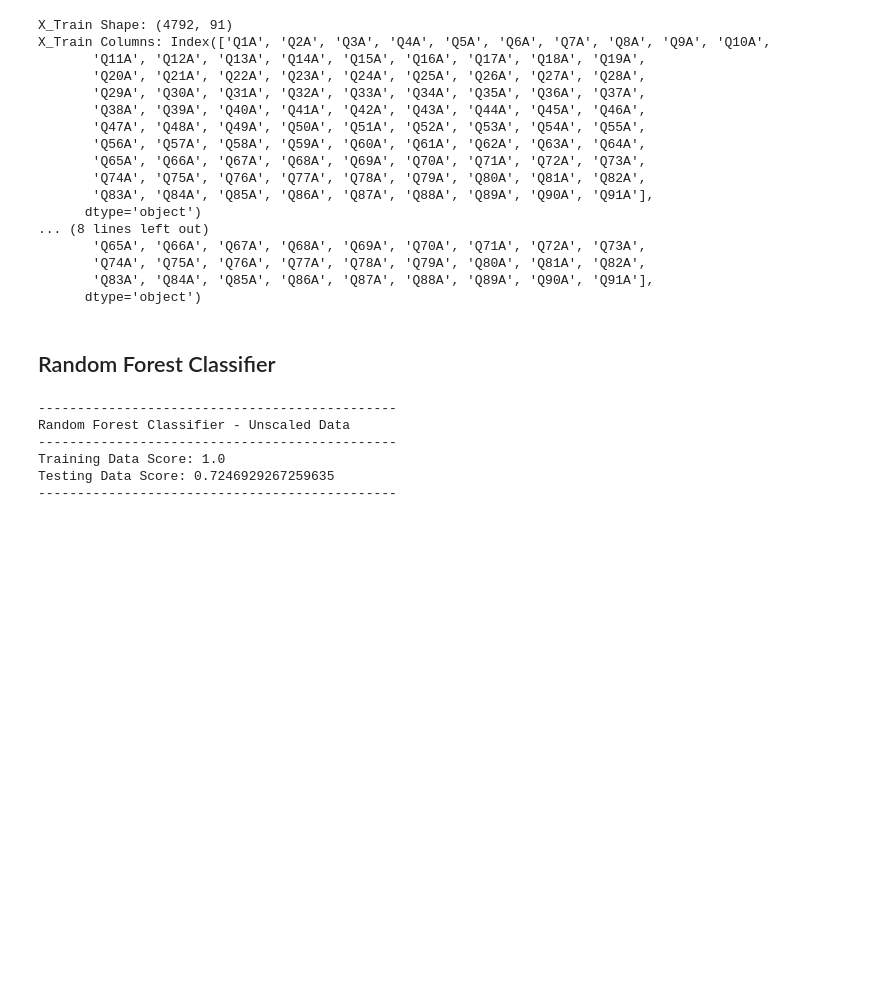
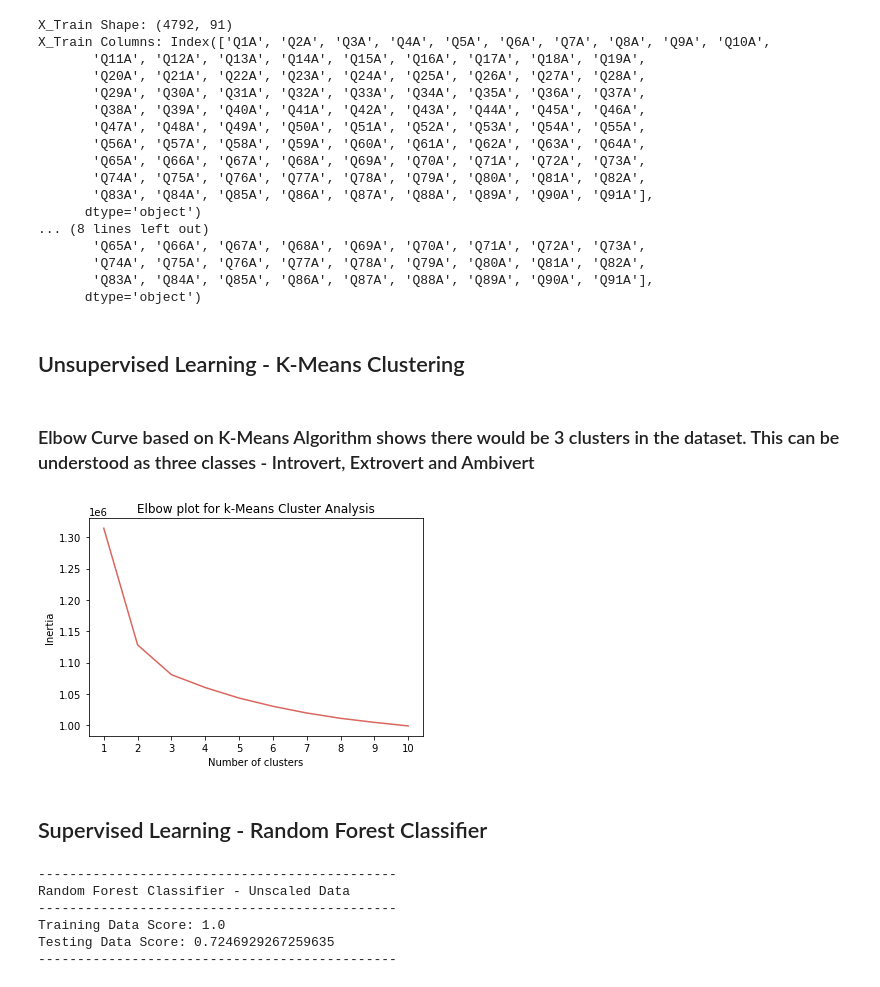
Before and after one commit to skesamsetty/ML_Project, a Jupyter notebook: code/IE_Predictor_Model.ipynb, the cells around one changed output. Saved outputs shown, nothing was run; the diff lists cells and outputs as text; code cells hidden in the pictures; blank space fills up the shorter version.

```diff
--- a/code/IE_Predictor_Model.ipynb
+++ b/code/IE_Predictor_Model.ipynb
@@ -309,3 +289,7 @@ X_Train Columns: Index(['Q1A', 'Q2A', 'Q3A', 'Q4A', 'Q5A', 'Q6A', 'Q7A', 'Q8A',
        'Q74A', 'Q75A', 'Q76A', 'Q77A', 'Q78A', 'Q79A', 'Q80A', 'Q81A', 'Q82A',
        'Q83A', 'Q84A', 'Q85A', 'Q86A', 'Q87A', 'Q88A', 'Q89A', 'Q90A', 'Q91A'],
       dtype='object')
+# %% [markdown]
+## Unsupervised Learning - K-Means Clustering
+# %% [markdown]
+### Elbow Curve based on K-Means Algorithm shows there would be 3 clusters in the dataset. This can be understood as three classes - Introvert, Extrovert and Ambivert
@@ -312,5 +312,17 @@ X_Train Columns: Index(['Q1A', 'Q2A', 'Q3A', 'Q4A', 'Q5A', 'Q6A', 'Q7A', 'Q8A',
+# %%
+# Elbow curve to identify the best number of clusters
+
+plt.plot(df_elbow['k'], df_elbow['inertia'], color='#DA665D')
+plt.xticks(k)
+plt.xlabel('Number of clusters')
+plt.ylabel('Inertia')
+plt.title('Elbow plot for k-Means Cluster Analysis')
+plt.savefig('../Images/Elbow-plot-k-Means-Cluster.png')
+plt.show()
+# %% [output]
+[figure, new version]
 # %% [markdown]
-## Random Forest Classifier
+## Supervised Learning - Random Forest Classifier
 # %%
 # Train a Random Forest Classifier model and print the model score
 
```
Also changed, not shown: parts of 25 cells of this notebook, 2 other files.
